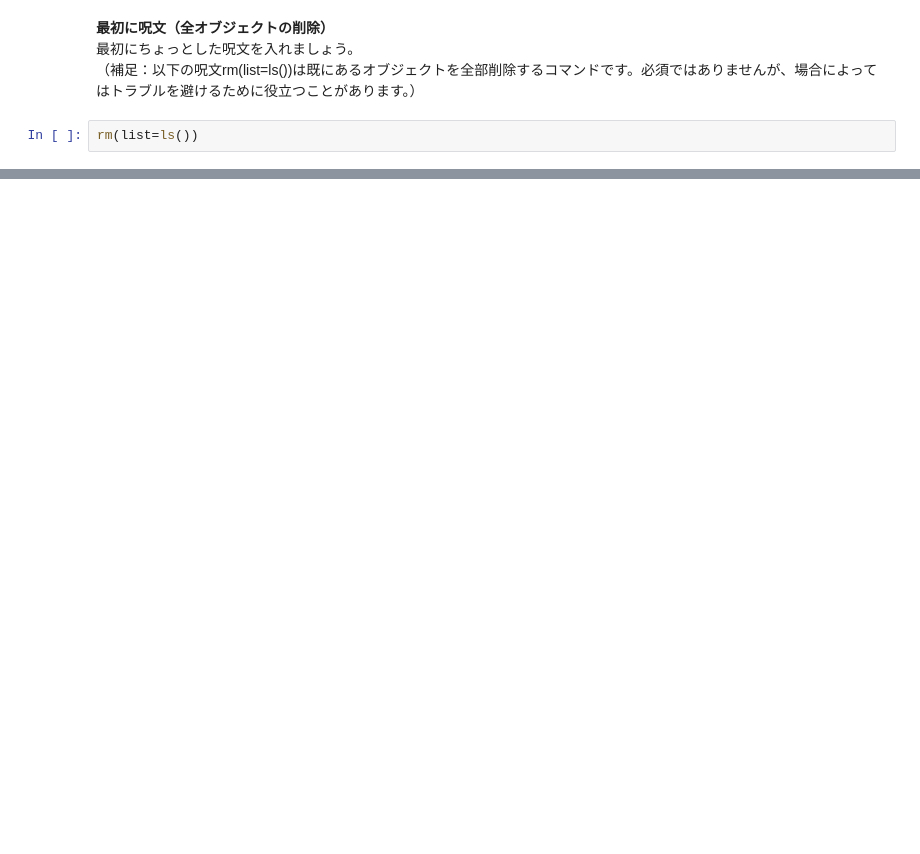
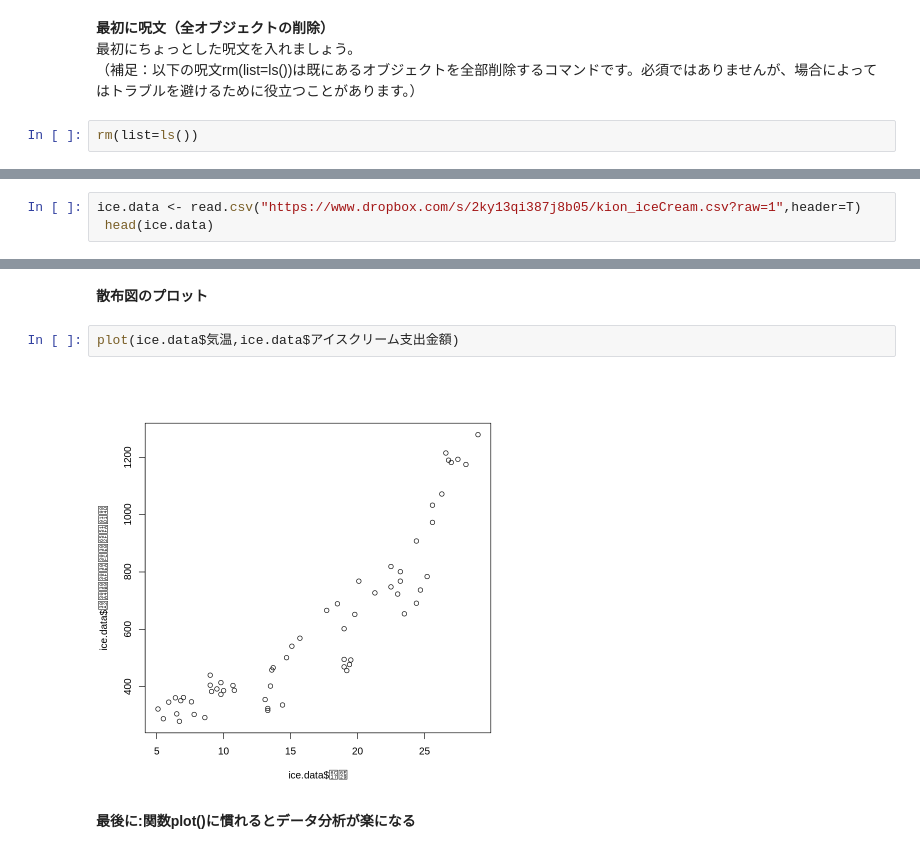
Before and after one commit to koiti-yano/colab, a Jupyter notebook: 経済統計a_R入門_3_plot.ipynb, the cells around one changed output, grey strips where cells are left out. Drawn from its saved outputs; the diff is of its cells as text; blank space fills up the shorter version.

```diff
--- a/経済統計a_R入門_3_plot.ipynb
+++ b/経済統計a_R入門_3_plot.ipynb
@@ -21,0 +54,3 @@ rm(list=ls())
+# %%
+ice.data <- read.csv("https://www.dropbox.com/s/2ky13qi387j8b05/kion_iceCream.csv?raw=1",header=T)
+ head(ice.data)
@@ -21,0 +67,10 @@ rm(list=ls())
+# %% [markdown]
+**散布図のプロット**
+<br>
+# %%
+plot(ice.data$気温,ice.data$アイスクリーム支出金額)
+# %% [output]
+[figure, added]
+# %% [markdown]
+**最後に:関数plot()に慣れるとデータ分析が楽になる**
+<br>
```
Also changed, not shown: parts of 10 cells of this notebook.
